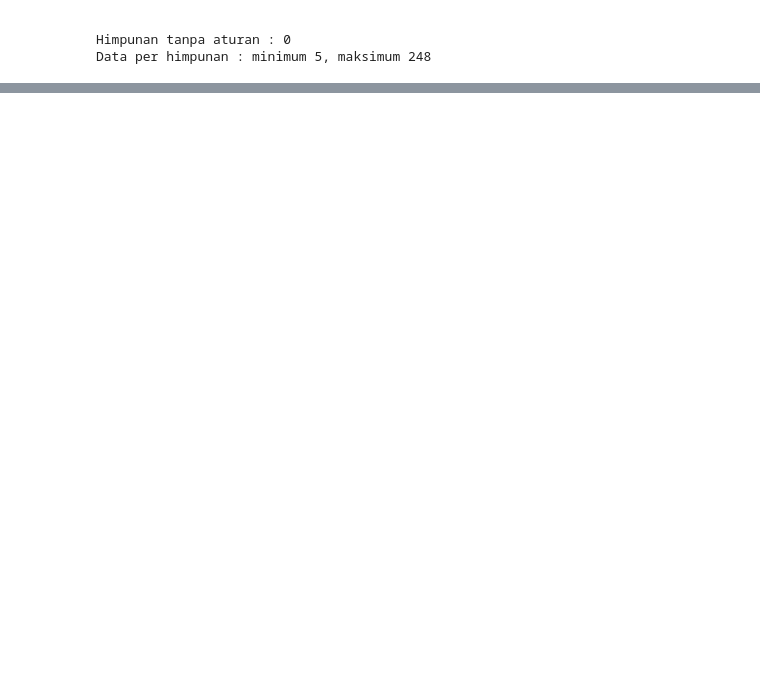
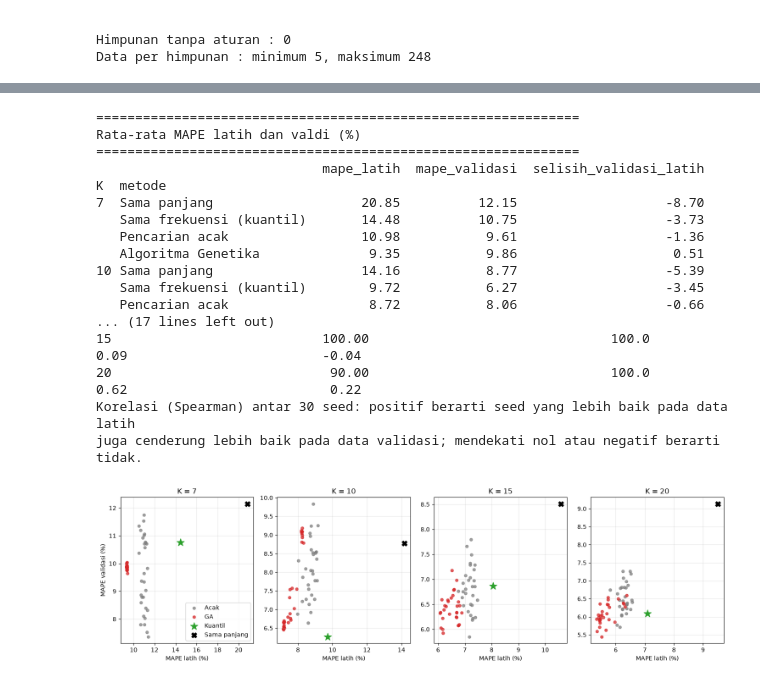
Before and after one commit to g3raldatsc/kb-final-project, a Jupyter notebook: Notebook/5_ga_fts_modeling.ipynb, the cells around one changed output, grey strips where cells are left out. Drawn from its saved outputs; the diff is of its cells as text; code cells hidden in the pictures; blank space fills up the shorter version.

```diff
--- a/Notebook/5_ga_fts_modeling.ipynb
+++ b/Notebook/5_ga_fts_modeling.ipynb
@@ -307,0 +485,71 @@ Data per himpunan : minimum 5, maksimum 248
+# %%
+from scipy.stats import spearmanr
+
+ringkas_lv = (eksperimen.groupby(["K", "metode"])[["mape_latih", "mape_validasi"]].mean()
+              .reindex(pd.MultiIndex.from_product([DAFTAR_K, urutan], names=["K", "metode"])))
+ringkas_lv["selisih_validasi_latih"] = ringkas_lv["mape_validasi"] - ringkas_lv["mape_latih"]
+
+print("=" * 62)
+print("Rata-rata MAPE latih dan valdi (%)")
+print("=" * 62)
+print(ringkas_lv.round(2).to_string())
+
+baris = []
+for K in DAFTAR_K:
+    sub = eksperimen[eksperimen["K"] == K]
+    ga = sub[sub["metode"] == "Algoritma Genetika"].sort_values("seed")
+    ac = sub[sub["metode"] == "Pencarian acak"].sort_values("seed")
+    kq = sub[sub["metode"] == "Sama frekuensi (kuantil)"].iloc[0]
+    baris.append({
+        "K": K,
+        "GA_latih_lebih_baik_dari_acak_%": (ga["mape_latih"].values < ac["mape_latih"].values).mean() * 100,
+        "GA_latih_lebih_baik_dari_kuantil_%": (ga["mape_latih"].values < kq["mape_latih"]).mean() * 100,
+        "korelasi_latih_validasi_GA": spearmanr(ga["mape_latih"], ga["mape_validasi"]).statistic,
+        "korelasi_latih_validasi_acak": spearmanr(ac["mape_latih"], ac["mape_validasi"]).statistic,
+    })
+
+print()
+print("=" * 62)
+print("kemampuan mengoptimasi data latih dan keterkaitannya dengan validasi")
+print("=" * 62)
+print(pd.DataFrame(baris).set_index("K").round(2).to_string())
+print("Korelasi (Spearman) antar 30 seed: positif berarti seed yang lebih baik pada data latih")
+print("juga cenderung lebih baik pada data validasi; mendekati nol atau negatif berarti tidak.")
+
+fig, ax = plt.subplots(1, len(DAFTAR_K), figsize=(15, 4.4))
+for a, K in zip(ax, DAFTAR_K):
+    sub = eksperimen[eksperimen["K"] == K]
+    for metode, warna, label in (("Pencarian acak", "gray", "Acak"), ("Algoritma Genetika", "tab:red", "GA")):
+        s = sub[sub["metode"] == metode]
+        a.scatter(s["mape_latih"], s["mape_validasi"], s=22, color=warna, alpha=0.75, label=label)
+    kq = sub[sub["metode"] == "Sama frekuensi (kuantil)"].iloc[0]
+    sp = sub[sub["metode"] == "Sama panjang"].iloc[0]
+    a.scatter(kq["mape_latih"], kq["mape_validasi"], marker="*", s=170, color="tab:green", label="Kuantil", zorder=3)
+    a.scatter(sp["mape_latih"], sp["mape_validasi"], marker="X", s=80, color="black", label="Sama panjang", zorder=3)
+    a.set_title(f"K = {K}")
+    a.set_xlabel("MAPE latih (%)")
+    a.grid(alpha=0.3)
+ax[0].set_ylabel("MAPE validasi (%)")
+ax[0].legend()
+plt.tight_layout()
+plt.savefig(config.DIR_IMG / "5_latih_vs_validasi.png", dpi=150)
+plt.show()
+# %% [output]
+==============================================================
+Rata-rata MAPE latih dan valdi (%)
+==============================================================
+                             mape_latih  mape_validasi  selisih_validasi_latih
+K  metode
+7  Sama panjang                   20.85          12.15                   -8.70
+   Sama frekuensi (kuantil)       14.48          10.75                   -3.73
+   Pencarian acak                 10.98           9.61                   -1.36
+   Algoritma Genetika              9.35           9.86                    0.51
+10 Sama panjang                   14.16           8.77                   -5.39
+   Sama frekuensi (kuantil)        9.72           6.27                   -3.45
+   Pencarian acak                  8.72           8.06                   -0.66
+... (17 lines left out)
+15                           100.00                               100.0                        0.09                         -0.04
+20                            90.00                               100.0                        0.62                          0.22
+Korelasi (Spearman) antar 30 seed: positif berarti seed yang lebih baik pada data latih
+juga cenderung lebih baik pada data validasi; mendekati nol atau negatif berarti tidak.
+[figure, added]
```
Also changed, not shown: parts of 13 cells of this notebook, 9 other files.
